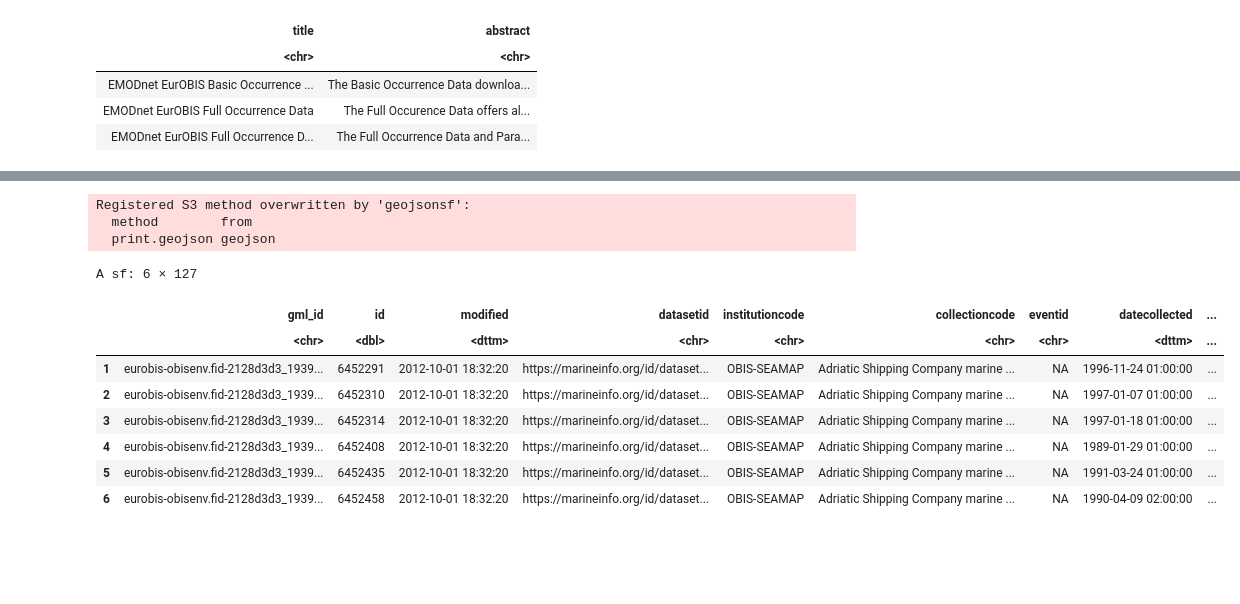
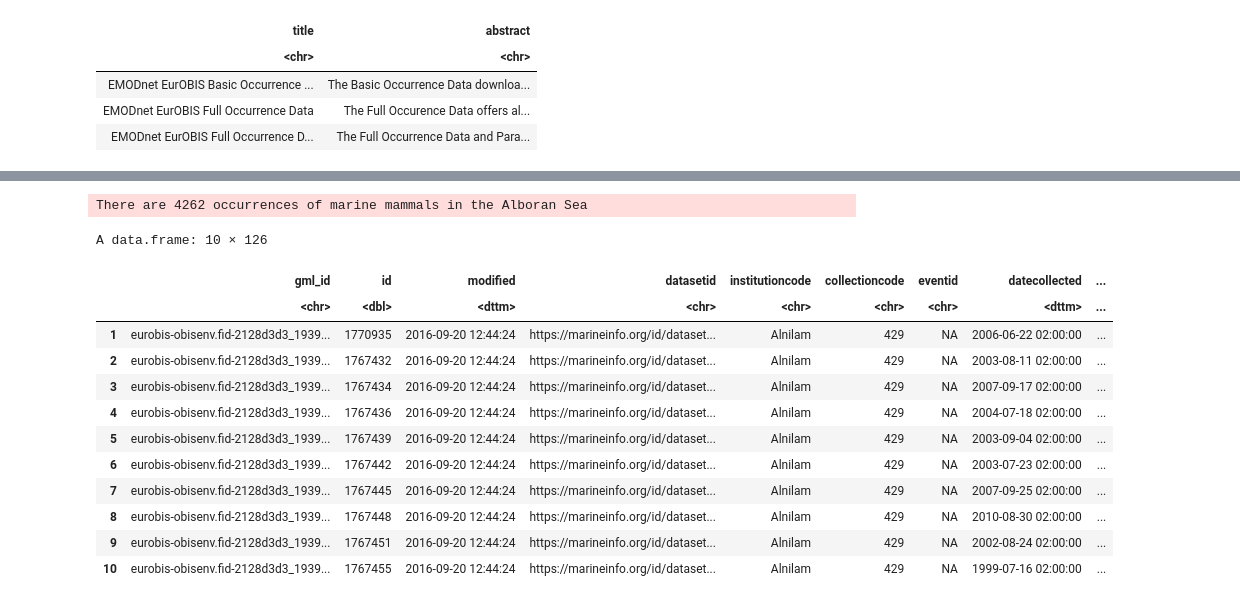
Before and after one commit to EMODnet/EMODnet-Biology-UN-Decade-webinar, a Jupyter notebook: notebooks/00_EMODnet_Biology_read_occurrence_data.ipynb, the cells around one changed output, grey strips where cells are left out. Cells and saved outputs as stored; diff of their text form; code cells hidden in the pictures; blank space fills up the shorter version.

Commit message:
feat: working versions added

```diff
--- a/notebooks/00_EMODnet_Biology_read_occurrence_data.ipynb
+++ b/notebooks/00_EMODnet_Biology_read_occurrence_data.ipynb
@@ -177,35 +182,36 @@ https://geo.vliz.be/geoserver/Dataportal/wfs
 We can copy  `&viewParams` and pass it to `emodnet_get_layers()` to get the data in R. However, **it is recommendable to keep the original URL encode**.
 # %%
 # Paste here your URL created with the EurOBIS download toolbox
-url <- "https://geo.vliz.be/geoserver/Dataportal/wfs?service=wfs&version=1.1.0&typeName=eurobis-obisenv&request=GetFeature&outputFormat=text%2Fcsv&viewParams=bounds%3Ageoid+%26%26+ARRAY%5B1905%5D%3Btaxaselection%3Amammals"
+url <- "https://geo.vliz.be/geoserver/Dataportal/wfs?service=wfs&version=1.1.0&typeName=eurobis-obisenv&request=GetFeature&outputFormat=text%2Fcsv&viewParams=bounds%3Ageoid+%26%26+ARRAY%5B3324%5D%3Btaxaselection%3Amammals"
 
 # Extract the query using a regular expression
 query <- str_extract(url, "(?<=viewParams=)[^&]+")
 
 # Pass the query to viewParams argument and query eurobis full data and parameters
 df <- emodnet_get_layers(
     wfs_bio,
     layers = "eurobis-obisenv",
     viewParams = query,
-    count = 6L, # Note you can limit the number of rows returned
+    count = 5000, # You can limit the number of rows
     simplify = TRUE
 )
 
 # Inspect the data
-df
+message(paste0("There are ", nrow(df), " occurrences of marine mammals in the Alboran Sea"))
 
-# Plot the data
-mapview(df)
+st_drop_geometry(df) |> head(10)
 # %% [output]
-Registered S3 method overwritten by 'geojsonsf':
-  method        from
-  print.geojson geojson
+There are 4262 occurrences of marine mammals in the Alboran Sea
-A sf: 6 × 127
+A data.frame: 10 × 126
 |  | gml_id | id | modified | datasetid | institutioncode | collectioncode | eventid | datecollected | ... |
 |  | <chr> | <dbl> | <dttm> | <chr> | <chr> | <chr> | <chr> | <dttm> | ... |
-| 1 | eurobis-obisenv.fid-2128d3d3_1939... | 6452291 | 2012-10-01 18:32:20 | https://marineinfo.org/id/dataset... | OBIS-SEAMAP | Adriatic Shipping Company marine ... | NA | 1996-11-24 01:00:00 | ... |
-| 2 | eurobis-obisenv.fid-2128d3d3_1939... | 6452310 | 2012-10-01 18:32:20 | https://marineinfo.org/id/dataset... | OBIS-SEAMAP | Adriatic Shipping Company marine ... | NA | 1997-01-07 01:00:00 | ... |
-| 3 | eurobis-obisenv.fid-2128d3d3_1939... | 6452314 | 2012-10-01 18:32:20 | https://marineinfo.org/id/dataset... | OBIS-SEAMAP | Adriatic Shipping Company marine ... | NA | 1997-01-18 01:00:00 | ... |
-| 4 | eurobis-obisenv.fid-2128d3d3_1939... | 6452408 | 2012-10-01 18:32:20 | https://marineinfo.org/id/dataset... | OBIS-SEAMAP | Adriatic Shipping Company marine ... | NA | 1989-01-29 01:00:00 | ... |
-| 5 | eurobis-obisenv.fid-2128d3d3_1939... | 6452435 | 2012-10-01 18:32:20 | https://marineinfo.org/id/dataset... | OBIS-SEAMAP | Adriatic Shipping Company marine ... | NA | 1991-03-24 01:00:00 | ... |
-| 6 | eurobis-obisenv.fid-2128d3d3_1939... | 6452458 | 2012-10-01 18:32:20 | https://marineinfo.org/id/dataset... | OBIS-SEAMAP | Adriatic Shipping Company marine ... | NA | 1990-04-09 02:00:00 | ... |
+| 1 | eurobis-obisenv.fid-2128d3d3_1939... | 1770935 | 2016-09-20 12:44:24 | https://marineinfo.org/id/dataset... | Alnilam | 429 | NA | 2006-06-22 02:00:00 | ... |
+| 2 | eurobis-obisenv.fid-2128d3d3_1939... | 1767432 | 2016-09-20 12:44:24 | https://marineinfo.org/id/dataset... | Alnilam | 429 | NA | 2003-08-11 02:00:00 | ... |
+| 3 | eurobis-obisenv.fid-2128d3d3_1939... | 1767434 | 2016-09-20 12:44:24 | https://marineinfo.org/id/dataset... | Alnilam | 429 | NA | 2007-09-17 02:00:00 | ... |
+| 4 | eurobis-obisenv.fid-2128d3d3_1939... | 1767436 | 2016-09-20 12:44:24 | https://marineinfo.org/id/dataset... | Alnilam | 429 | NA | 2004-07-18 02:00:00 | ... |
+| 5 | eurobis-obisenv.fid-2128d3d3_1939... | 1767439 | 2016-09-20 12:44:24 | https://marineinfo.org/id/dataset... | Alnilam | 429 | NA | 2003-09-04 02:00:00 | ... |
+| 6 | eurobis-obisenv.fid-2128d3d3_1939... | 1767442 | 2016-09-20 12:44:24 | https://marineinfo.org/id/dataset... | Alnilam | 429 | NA | 2003-07-23 02:00:00 | ... |
+| 7 | eurobis-obisenv.fid-2128d3d3_1939... | 1767445 | 2016-09-20 12:44:24 | https://marineinfo.org/id/dataset... | Alnilam | 429 | NA | 2007-09-25 02:00:00 | ... |
+| 8 | eurobis-obisenv.fid-2128d3d3_1939... | 1767448 | 2016-09-20 12:44:24 | https://marineinfo.org/id/dataset... | Alnilam | 429 | NA | 2010-08-30 02:00:00 | ... |
+| 9 | eurobis-obisenv.fid-2128d3d3_1939... | 1767451 | 2016-09-20 12:44:24 | https://marineinfo.org/id/dataset... | Alnilam | 429 | NA | 2002-08-24 02:00:00 | ... |
+| 10 | eurobis-obisenv.fid-2128d3d3_1939... | 1767455 | 2016-09-20 12:44:24 | https://marineinfo.org/id/dataset... | Alnilam | 429 | NA | 1999-07-16 02:00:00 | ... |
```
Also changed, not shown: parts of 8 cells of this notebook, 1 other file.
